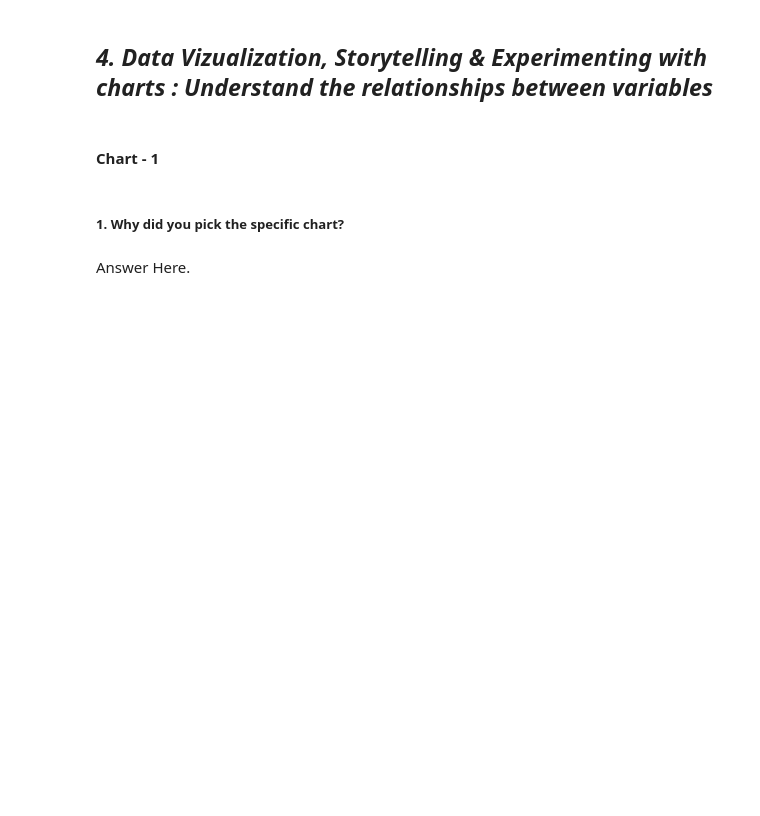
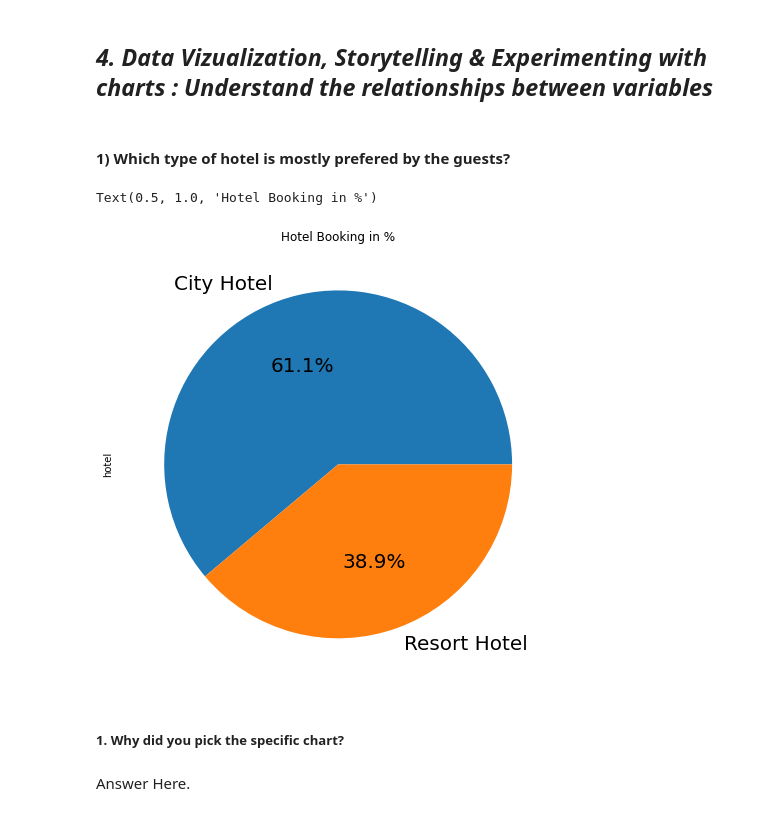
Before and after one commit to ErSangram/Capstone_01_Hotel_Booking_Analysis_EDA., a Jupyter notebook: EDA_project.ipynb, the cells around one changed output. Cells and saved outputs as stored; diff of their text form; code cells hidden in the pictures; blank space fills up the shorter version.

```diff
--- a/EDA_project.ipynb
+++ b/EDA_project.ipynb
@@ -227,0 +231,8 @@ df
+# %%
+#Delete company	column due to this column contains huge amount of null data.
+data.drop(['company'],axis=1, inplace=True)
+# %%
+#Other columns agent, country and children	have less number of null values then they can fill using varies methoeds.
+data['agent'].fillna(method='ffill', inplace=True)
+data['country'].fillna(method='ffill', inplace=True)
+data['children'].fillna(0,inplace=True)
@@ -228 +259,10 @@ df
+# %%
+# add some new columns
+data['total_people'] = data['adults'] + data['babies'] + data['children']
+data['total_stay_nights'] = data['stays_in_weekend_nights'] + data['stays_in_week_nights']
+# %%
+# in dataset see the datatypes of children, agent and total_people columns are incorect,change their datatypes.
+data['children']= data['children'].astype(int)
+# data['agent']= data['agent'].astype(int)
+data['total_people'] = data['total_people'].astype(int)
 # %% [markdown]
@@ -232,4 +277,2 @@ Answer Here.
 # %% [markdown]
 ## ***4. Data Vizualization, Storytelling & Experimenting with charts : Understand the relationships between variables***
-# %% [markdown]
-#### Chart - 1
@@ -238,3 +279,12 @@ Answer Here.
+# %% [markdown]
+#### 1) Which type of hotel is mostly prefered by the guests?
+# %%
+# Visualizsing the by pie chart.
+data['hotel'].value_counts().plot.pie(autopct='%1.1f%%', figsize=(10,8),fontsize=20)
+plt.title('Hotel Booking in %')
+# %% [output]
+Text(0.5, 1.0, 'Hotel Booking in %')
+[figure, added]
 # %% [markdown]
 ##### 1. Why did you pick the specific chart?
 # %% [markdown]
```
Also changed, not shown: parts of 18 cells of this notebook.
